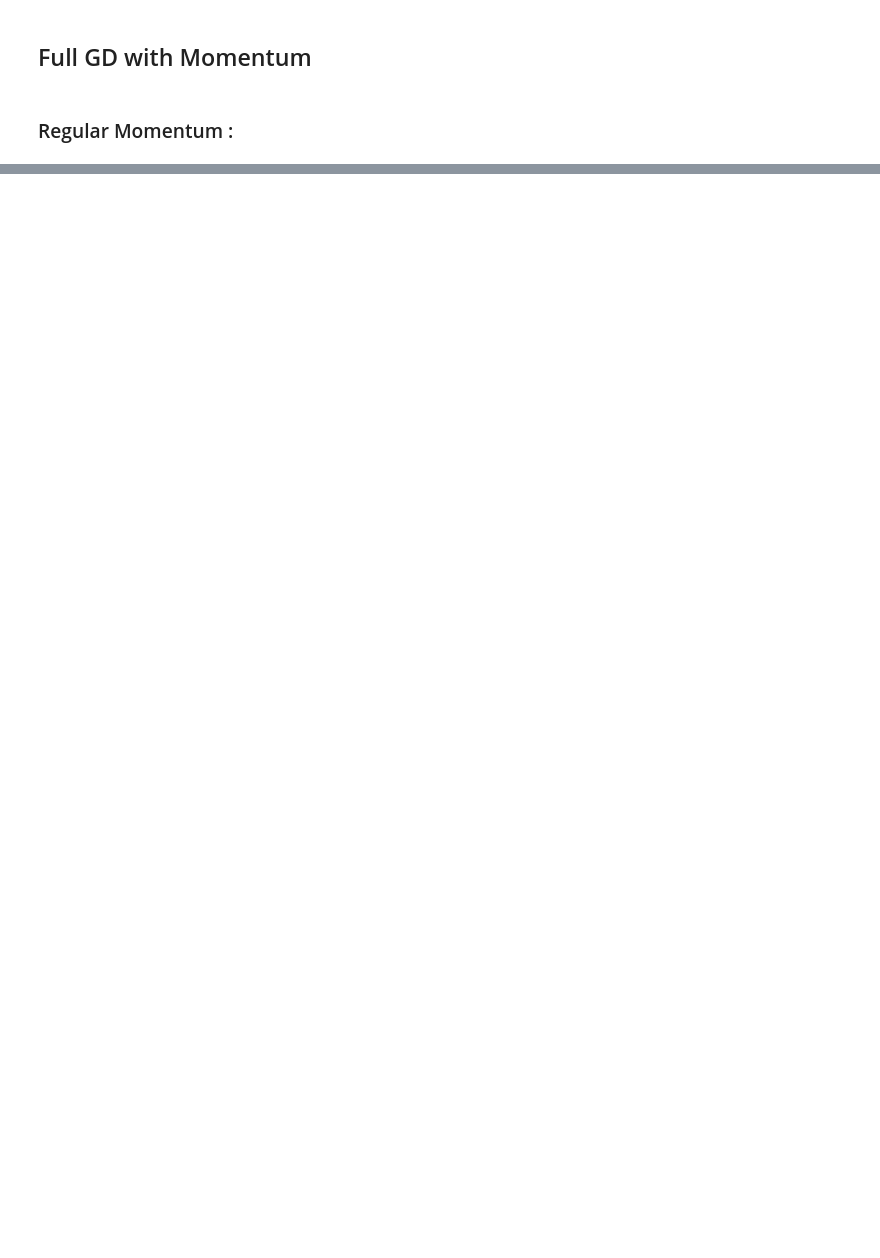
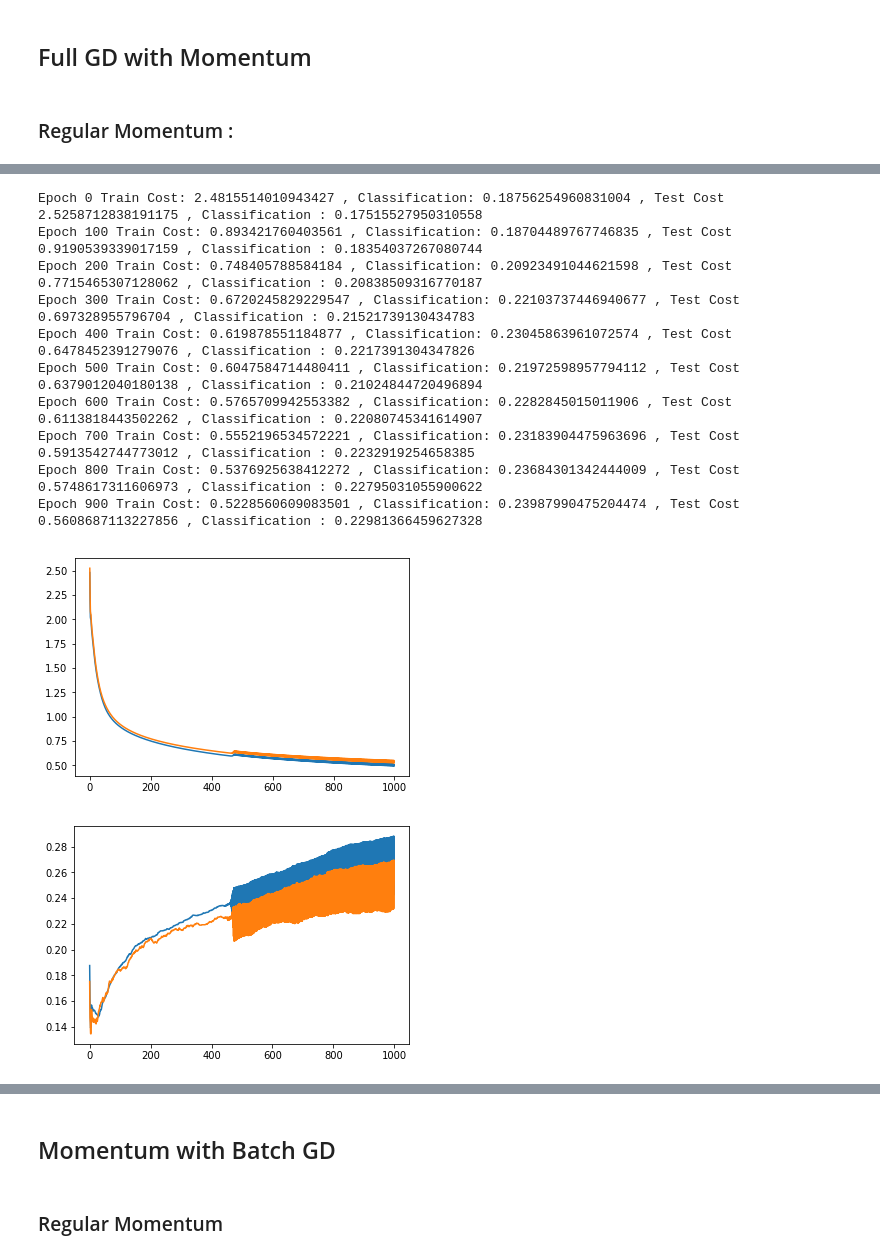
Before and after one commit to ytnvj2/facial-expression-recognition, a Jupyter notebook: GradientDescentComparisons.ipynb, the cells around one changed output, grey strips where cells are left out. Saved outputs shown, nothing was run; the diff lists cells and outputs as text; code cells hidden in the pictures; blank space fills up the shorter version.

```diff
--- a/GradientDescentComparisons.ipynb
+++ b/GradientDescentComparisons.ipynb
@@ -278,0 +361,16 @@ def score(y,y_p):
+# %%
+%%time
+fit(X_train,y_train,0.9,0.000001,1000)
+# %% [output]
+Epoch 0 Train Cost: 2.4815514010943427 , Classification: 0.18756254960831004 , Test Cost 2.5258712838191175 , Classification : 0.17515527950310558
+Epoch 100 Train Cost: 0.893421760403561 , Classification: 0.18704489767746835 , Test Cost 0.9190539339017159 , Classification : 0.18354037267080744
+Epoch 200 Train Cost: 0.748405788584184 , Classification: 0.20923491044621598 , Test Cost 0.7715465307128062 , Classification : 0.20838509316770187
+Epoch 300 Train Cost: 0.6720245829229547 , Classification: 0.22103737446940677 , Test Cost 0.697328955796704 , Classification : 0.21521739130434783
+Epoch 400 Train Cost: 0.619878551184877 , Classification: 0.23045863961072574 , Test Cost 0.6478452391279076 , Classification : 0.2217391304347826
+Epoch 500 Train Cost: 0.6047584714480411 , Classification: 0.21972598957794112 , Test Cost 0.6379012040180138 , Classification : 0.21024844720496894
+Epoch 600 Train Cost: 0.5765709942553382 , Classification: 0.2282845015011906 , Test Cost 0.6113818443502262 , Classification : 0.22080745341614907
+Epoch 700 Train Cost: 0.5552196534572221 , Classification: 0.23183904475963696 , Test Cost 0.5913542744773012 , Classification : 0.2232919254658385
+Epoch 800 Train Cost: 0.5376925638412272 , Classification: 0.23684301342444009 , Test Cost 0.5748617311606973 , Classification : 0.22795031055900622
+Epoch 900 Train Cost: 0.5228560609083501 , Classification: 0.23987990475204474 , Test Cost 0.5608687113227856 , Classification : 0.22981366459627328
+[figure, added]
+[figure, added]
@@ -278,0 +378,4 @@ def score(y,y_p):
+# %% [markdown]
+## Momentum with Batch GD
+# %% [markdown]
+### Regular Momentum
```
Also changed, not shown: parts of 27 cells of this notebook, 1 other file.
